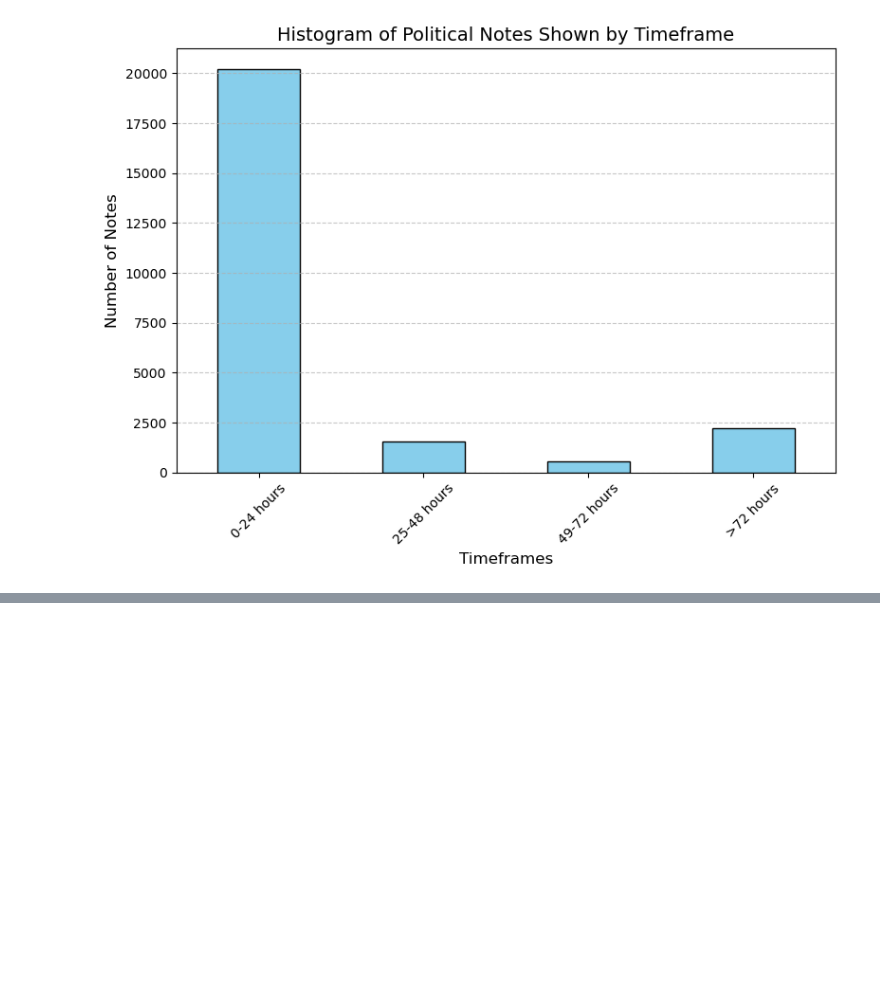
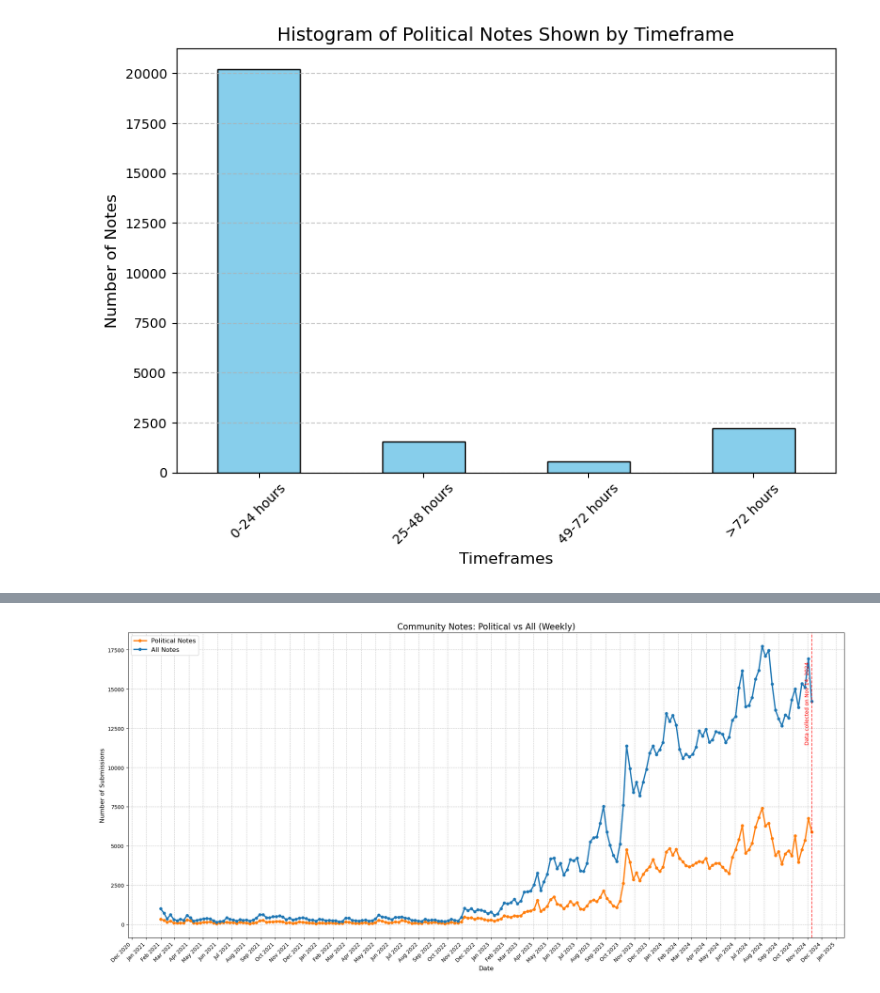
Before and after one commit to ryanmurt/community_notes, a Jupyter notebook: community_notes.ipynb, the cells around one changed output, grey strips where cells are left out. Cells and saved outputs as stored; diff of their text form; code cells hidden in the pictures; blank space fills up the shorter version.

```diff
--- a/community_notes.ipynb
+++ b/community_notes.ipynb
@@ -52,5 +50,6 @@ notesandstatus.to_csv('~/community_notes_data/notesandstatus.csv', index=False)
 # %%
-notesandstatus = pd.read_csv('~/community_notes_data/notesandstatus.csv', dtype={'tweetId': str})
+import pandas as pd
+notesandstatus = pd.read_csv('~/Desktop/Community Notes/community_notes_data/notesandstatus.csv', dtype={'tweetId': str})
 
 df = notesandstatus
 
@@ -307,0 +792,70 @@ tweets_rand.to_csv('tweets_rand.csv', index=False)
+# %%
+#double graph for political vs All notes over time:
+
+import pandas as pd
+import matplotlib.pyplot as plt
+import matplotlib.dates as mdates
+import seaborn as sns
+import datetime
+
+# Create proper copies
+all_notes = df_english.copy()
+political_notes = df_english[df_english['is_political'] == True].copy()
+
+# Convert timestamps to datetime for both datasets
+political_notes['created_at'] = pd.to_datetime(political_notes['createdAtMillis_x'], unit='ms')
+all_notes['created_at'] = pd.to_datetime(all_notes['createdAtMillis_x'], unit='ms')
+
+# Get the date of data collection
+collection_date = pd.Timestamp('2024-11-14')
+
+# Calculate the last complete week
+last_complete_week = collection_date - datetime.timedelta(days=collection_date.dayofweek + 1)
+
+# Filter for complete data periods
+political_notes_complete = political_notes[political_notes['created_at'] <= last_complete_week]
+all_notes_complete = all_notes[all_notes['created_at'] <= last_complete_week]
+
+# Create weekly aggregations
+weekly_political = political_notes_complete.resample('W', on='created_at').size()
+weekly_all = all_notes_complete.resample('W', on='created_at').size()
+
+# Create the figure
+plt.figure(figsize=(20, 10))
+
+# Plot both lines
+color1, color2 = '#ff7f0e', '#1f77b4'  # Orange for political, blue for non-political
+plt.plot(weekly_political.index, weekly_political.values, color=color1, lw=2.5, marker='o',
+         markersize=5, label='Political Notes')
+plt.plot(weekly_all.index, weekly_all.values, color=color2, lw=2.5, marker='o',
+         markersize=5, label='All Notes')
+
+# Format x-axis
+plt.gca().xaxis.set_major_locator(mdates.MonthLocator())
+plt.gca().xaxis.set_major_formatter(mdates.DateFormatter('%b %Y'))
+plt.xticks(rotation=45, ha='right')
+
+# Add grid for better readability
+plt.grid(True, linestyle='--', alpha=0.7)
+
+# Add legend
+plt.legend(loc='upper left', frameon=True, framealpha=0.9, fontsize=12)
+
+# Mark data collection cutoff
+plt.axvline(x=last_complete_week, color='r', linestyle='--', alpha=0.7)
+plt.text(last_complete_week - datetime.timedelta(days=15), plt.ylim()[1]*0.9,
+         'Data collected on Nov 14, 2024',
+         rotation=90, verticalalignment='top', color='red')
+
+# Title and labels
+plt.title('Community Notes: Political vs All (Weekly)', fontsize=16)
+plt.xlabel('Date', fontsize=12)
+plt.ylabel('Number of Submissions', fontsize=12)
+
+# Adjust layout
+plt.tight_layout()
+plt.subplots_adjust(bottom=0.15)
+
+plt.show()
+# %% [output]
+[figure, added]
```
Also changed, not shown: parts of 48 cells of this notebook.
